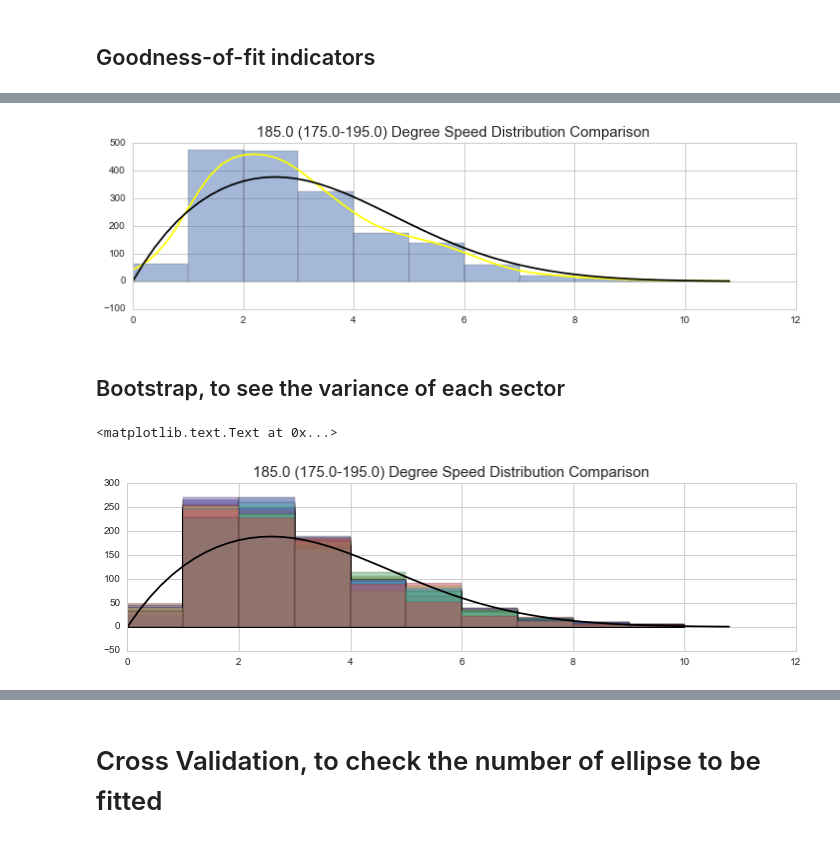
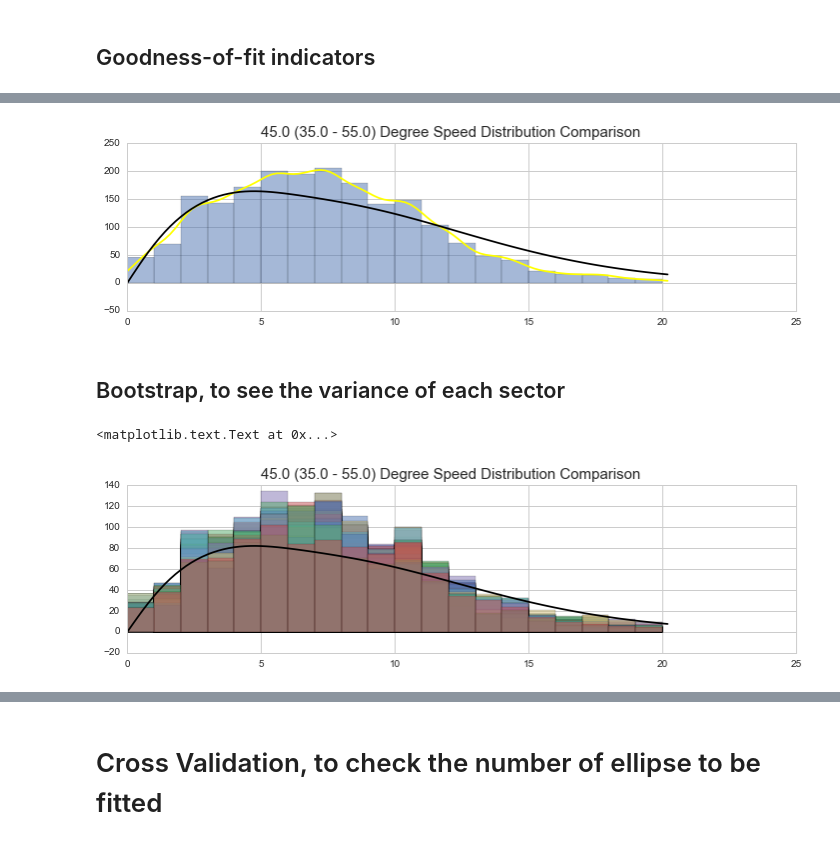
Before and after one commit to cqcn1991/Wind-Speed-Analysis, a Jupyter notebook: time_shift.ipynb, the cells around one changed output, grey strips where cells are left out. Cells and saved outputs as stored; diff of their text form; code cells hidden in the pictures.

```diff
--- a/time_shift.ipynb
+++ b/time_shift.ipynb
@@ -46,7 +46,7 @@ from helpers.data_reader import *
 # %%
 # ipath= './data/NCDC/uk/boscombe_down/dat.txt' # weird shape at 3, try 4
 # ipath= './data/NCDC/tiree.txt'
-# ipath= "./data/NCDC/marham.txt"
+ipath= "./data/NCDC/marham.txt"
 
 # ipath= "./data/NCDC/cheongju_intl/dat.txt"
 # ipath= "./data/NCDC/daegu_ab/dat.txt" # recent 5 year data is corrupted
@@ -94,7 +94,7 @@ from helpers.data_reader import *
 # ipath= "./data/NCDC/cn/zhengding/dat.txt" #  Initial data is weird
 
 # ipath= "./data/NCDC/cn/baoan_intl/dat.txt" # good, but 1个方向的数据过少，很难拟合
-ipath= "./data/NCDC/cn/上海/虹桥/dat.txt" # good
+# ipath= "./data/NCDC/cn/上海/虹桥/dat.txt" # good
 # ipath= "./data/NCDC/cn/上海/上海/dat.txt"
 # ipath= './data/NCDC/macau/dat.txt' # not good, feels like truncate data, try 4
 # ipath= "./data/NCDC/hk_intl/dat.txt" # truncate dataset
@@ -853,8 +871,8 @@ def model_data_comparison(df, original_incre = 10, incre = 10):
         y_vals = array(zip(*y_vals_)[0])/direction_prob[0] * len(sub_df.speed)/0.2
         plt.plot(x_vals, y_vals,'-', color='black')
 
-        title = str(angle) + ' (' + str(start_angle) + '-' +str(end_angle) + ')'
-        plt.suptitle(title+' Degree Speed Distribution Comparison', fontsize = 15)
+        plt.suptitle('%s (%s - %s) Degree Speed Distribution Comparison' % (angle, start_angle, end_angle),
+                     fontsize = 15)
 
         # 2. CDF, Weibull plot comparison
         x =arange(0, sub_max_speed, 0.5)
@@ -915,11 +933,8 @@ incre = 20
 # Select data from observation
 angle_radian, incre_radian = radians(angle), radians(incre)
 start_angle, end_angle = angle-incre/2, angle+incre/2
-if start_angle <0:
-    sub_df=df.query('(dir >= @start_angle%360) & (dir < 360)|(dir >= 0) & (dir < @end_angle)' )
-else:
-    sub_df=df.query('(dir >= @start_angle) & (dir < @end_angle)')
-max_speed = sub_df.speed.max()
+sub_df, max_speed = select_df_by_angle(df, start_angle, end_angle)
+
 x_vals = arange(0, max_speed, 0.2)
 
 # 1. Observation
@@ -939,33 +954,33 @@ direction_prob = integrate.nquad(f, [[0, inf],[angle_radian-incre_radian/2, angl
 y_vals = array(zip(*y_vals_)[0])/direction_prob[0] * len(sub_df.speed)/0.2
 plt.plot(x_vals, y_vals,'-', color='black')
 
-title = str(angle) + ' (' + str(start_angle) + '-' +str(end_angle) + ')'
-plt.suptitle(title+' Degree Speed Distribution Comparison', fontsize = 15)
+plt.suptitle('%s (%s - %s) Degree Speed Distribution Comparison' % (angle, start_angle, end_angle),
+             fontsize = 15)
 plt.show()
 # %% [output]
-[figure, old version]
+[figure, new version]
 # %% [markdown]
 ## Bootstrap, to see the variance of each sector
 # %%
 FRACTION = 0.5
 
 x_vals = arange(0, max_speed, 0.2)
 y_vals_ =[integrate.nquad(f, [[x_val-0.1, x_val+0.1],[angle_radian-incre_radian/2, angle_radian+incre_radian/2]])
           for x_val in x_vals]
 direction_prob = integrate.nquad(f, [[0, inf],[angle_radian-incre_radian/2, angle_radian+incre_radian/2]])
 y_vals = array(zip(*y_vals_)[0])/direction_prob[0] * len(sub_df.speed)/0.2 * FRACTION
 plt.plot(x_vals, y_vals,'-', color='black')
 
 bins = arange(0, max_speed, 1)
 for i in xrange(1,100):
     sub_df_resampled = sub_df.sample(frac=FRACTION, replace=True)
     sub_df_resampled['speed'].hist(bins=bins, alpha=0.5,figsize=(12, 3))
 
-title = str(angle) + ' (' + str(start_angle) + '-' +str(end_angle) + ')'
-plt.suptitle(title+' Degree Speed Distribution Comparison', fontsize = 15)
+plt.suptitle('%s (%s - %s) Degree Speed Distribution Comparison' % (angle, start_angle, end_angle),
+             fontsize = 15)
 # %% [output]
 <matplotlib.text.Text at 0x...>
-[figure, old version]
+[figure, new version]
 # %%
 fig = plt.figure(figsize=(22,4))
 
```
Also changed, not shown: parts of 45 cells of this notebook, 2 other files.
